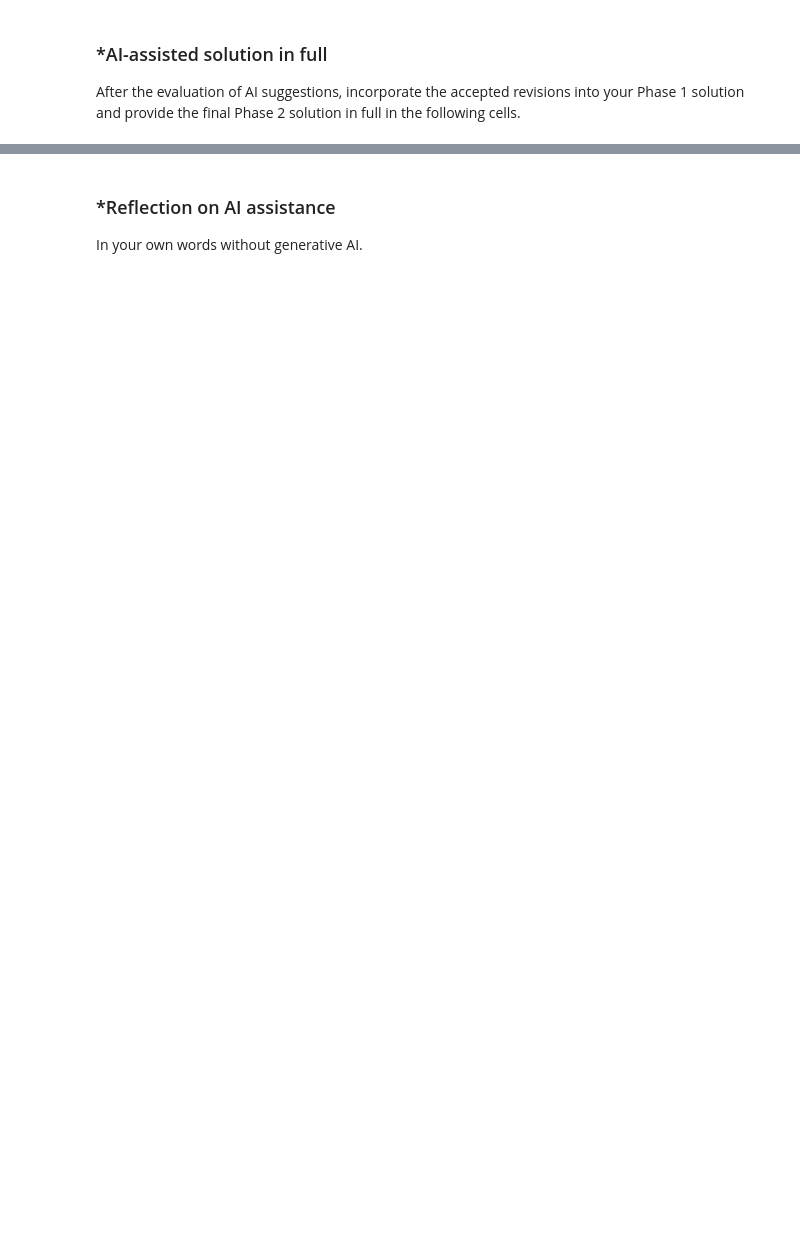
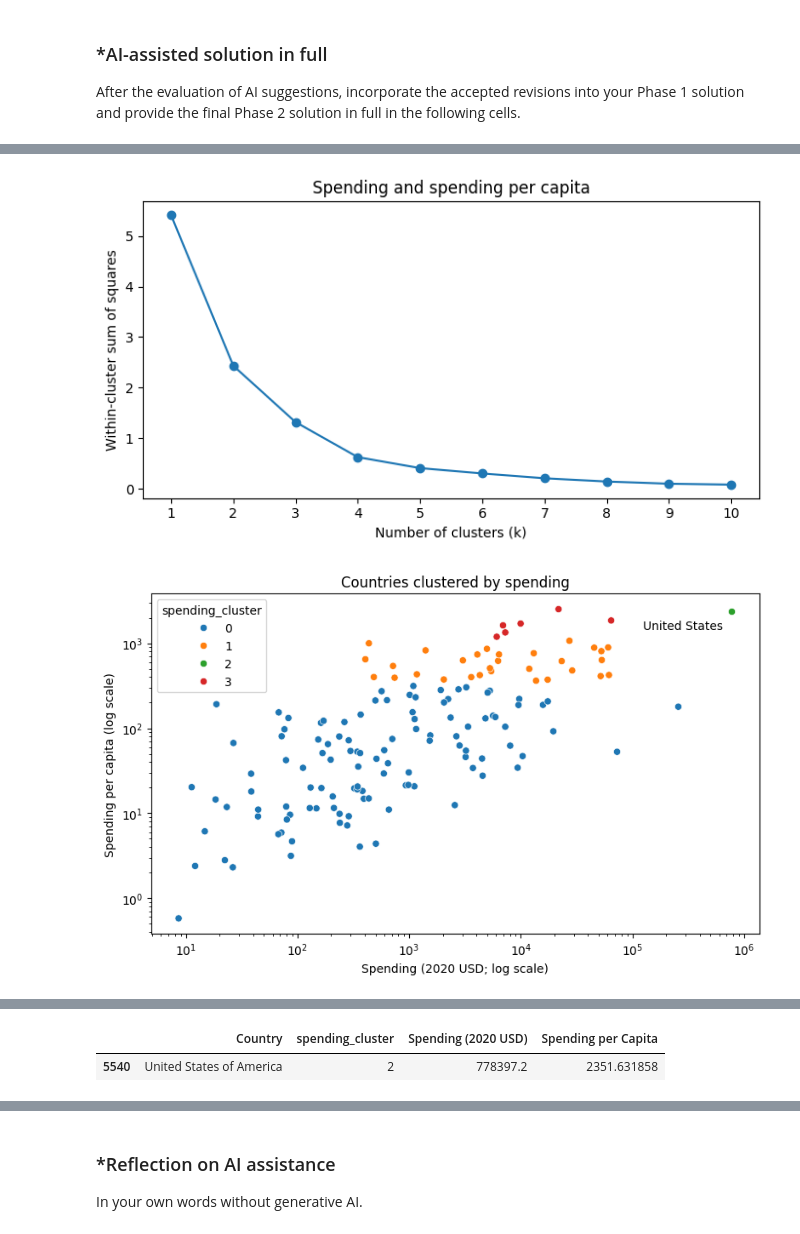
Before and after one commit to sidluthra1/A04-clustering, a Jupyter notebook: notebook.ipynb, the cells around one changed output, grey strips where cells are left out. Cells and saved outputs as stored; diff of their text form; code cells hidden in the pictures; blank space fills up the shorter version.

```diff
--- a/notebook.ipynb
+++ b/notebook.ipynb
@@ -373,0 +558,51 @@ After the evaluation of AI suggestions, incorporate the accepted revisions into
+# %%
+# Q2.2: min-max normalize the two spending variables.
+p2_X_spending = MinMaxScaler().fit_transform(
+    p2_df[p2_spending_cols]
+)
+p2_spending_wcss = p2_scree(
+    p2_X_spending, "Spending and spending per capita"
+)
+
+p2_df["spending_cluster"] = p2_fit(p2_X_spending, 4).labels_
+
+fig, ax = plt.subplots(figsize=(8, 5))
+sns.scatterplot(
+    data=p2_df,
+    x=p2_spending_cols[0],
+    y=p2_spending_cols[1],
+    hue="spending_cluster",
+    palette="tab10",
+    ax=ax
+)
+ax.set_xscale("log")
+ax.set_yscale("log")
+ax.set_xlabel("Spending (2020 USD; log scale)")
+ax.set_ylabel("Spending per capita (log scale)")
+ax.set_title("Countries clustered by spending")
+
+p2_us = p2_df.loc[
+    p2_df["Country"] == "United States of America"
+].iloc[0]
+ax.annotate(
+    "United States",
+    (p2_us[p2_spending_cols[0]], p2_us[p2_spending_cols[1]]),
+    xytext=(-75, -15),
+    textcoords="offset points"
+)
+plt.tight_layout()
+plt.show()
+
+display(
+    p2_df.groupby("spending_cluster")[p2_spending_cols]
+    .describe().T.round(3)
+)
+display(
+    p2_df.loc[
+        p2_df["Country"] == "United States of America",
+        ["Country", "spending_cluster"] + p2_spending_cols
+    ]
+)
+# %% [output]
+[figure, added]
+[figure, added]
@@ -373,0 +626,2 @@ After the evaluation of AI suggestions, incorporate the accepted revisions into
+|  | Country | spending_cluster | Spending (2020 USD) | Spending per Capita |
+| 5540 | United States of America | 2 | 778397.2 | 2351.631858 |
```
Also changed, not shown: parts of 18 cells of this notebook.
